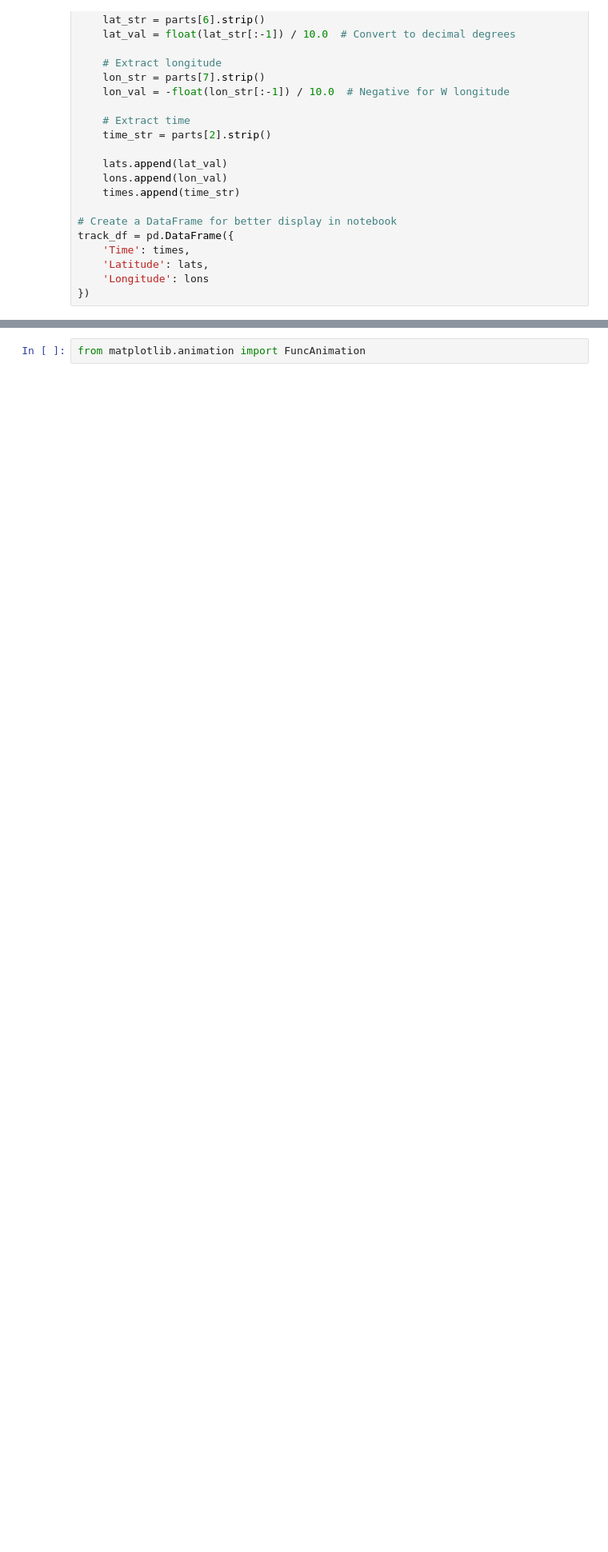
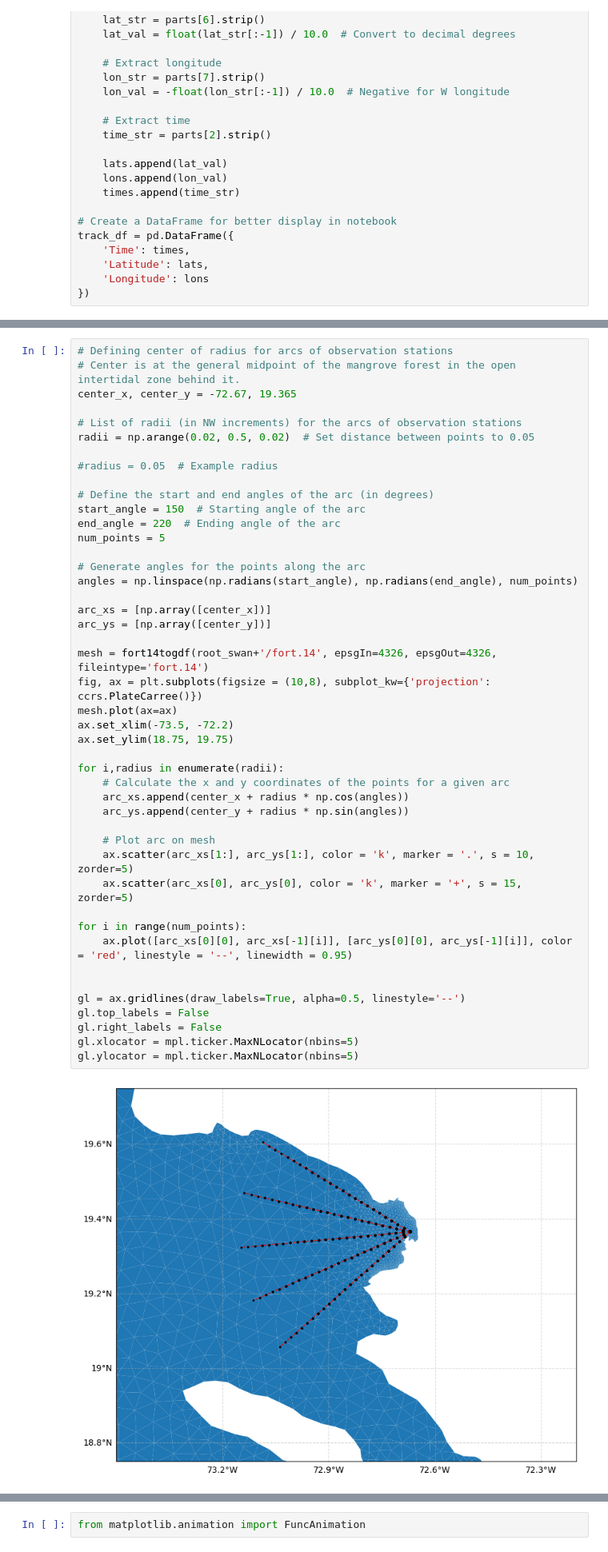
Before and after one commit to aesgeorges/LaGonaveFM, a Jupyter notebook: analysis/plot.ipynb, the cells around one changed output, grey strips where cells are left out. Shown at 80% size. Drawn from its saved outputs; the diff is of its cells as text; blank space fills up the shorter version.

```diff
--- a/analysis/plot.ipynb
+++ b/analysis/plot.ipynb
@@ -215,0 +158,47 @@ Text(0, 0.5, 'Water level [m MSL]')
+# %%
+# Defining center of radius for arcs of observation stations
+# Center is at the general midpoint of the mangrove forest in the open intertidal zone behind it.
+center_x, center_y = -72.67, 19.365
+
+# List of radii (in NW increments) for the arcs of observation stations
+radii = np.arange(0.02, 0.5, 0.02)  # Set distance between points to 0.05
+
+#radius = 0.05  # Example radius
+
+# Define the start and end angles of the arc (in degrees)
+start_angle = 150  # Starting angle of the arc
+end_angle = 220  # Ending angle of the arc
+num_points = 5
+
+# Generate angles for the points along the arc
+angles = np.linspace(np.radians(start_angle), np.radians(end_angle), num_points)
+
+arc_xs = [np.array([center_x])]
+arc_ys = [np.array([center_y])]
+
+mesh = fort14togdf(root_swan+'/fort.14', epsgIn=4326, epsgOut=4326, fileintype='fort.14')
+fig, ax = plt.subplots(figsize = (10,8), subplot_kw={'projection': ccrs.PlateCarree()})
+mesh.plot(ax=ax)
+ax.set_xlim(-73.5, -72.2)
+ax.set_ylim(18.75, 19.75)
+
+for i,radius in enumerate(radii):
+    # Calculate the x and y coordinates of the points for a given arc
+    arc_xs.append(center_x + radius * np.cos(angles))
+    arc_ys.append(center_y + radius * np.sin(angles))
+
+    # Plot arc on mesh
+    ax.scatter(arc_xs[1:], arc_ys[1:], color = 'k', marker = '.', s = 10, zorder=5)
+    ax.scatter(arc_xs[0], arc_ys[0], color = 'k', marker = '+', s = 15, zorder=5)
+
+for i in range(num_points):
+    ax.plot([arc_xs[0][0], arc_xs[-1][i]], [arc_ys[0][0], arc_ys[-1][i]], color = 'red', linestyle = '--', linewidth = 0.95)
+
+
+gl = ax.gridlines(draw_labels=True, alpha=0.5, linestyle='--')
+gl.top_labels = False
+gl.right_labels = False
+gl.xlocator = mpl.ticker.MaxNLocator(nbins=5)
+gl.ylocator = mpl.ticker.MaxNLocator(nbins=5)
+# %% [output]
+[figure, added]
```
Also changed, not shown: parts of 16 cells of this notebook.
